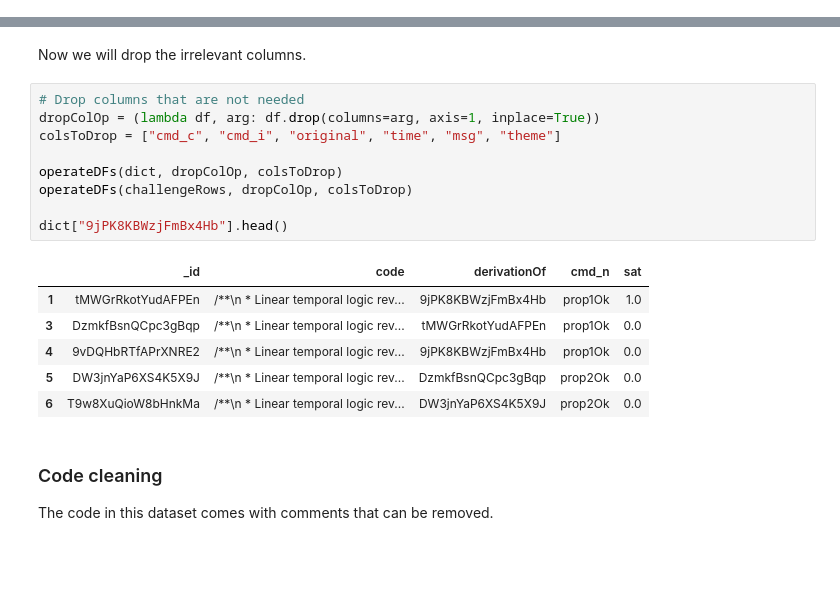
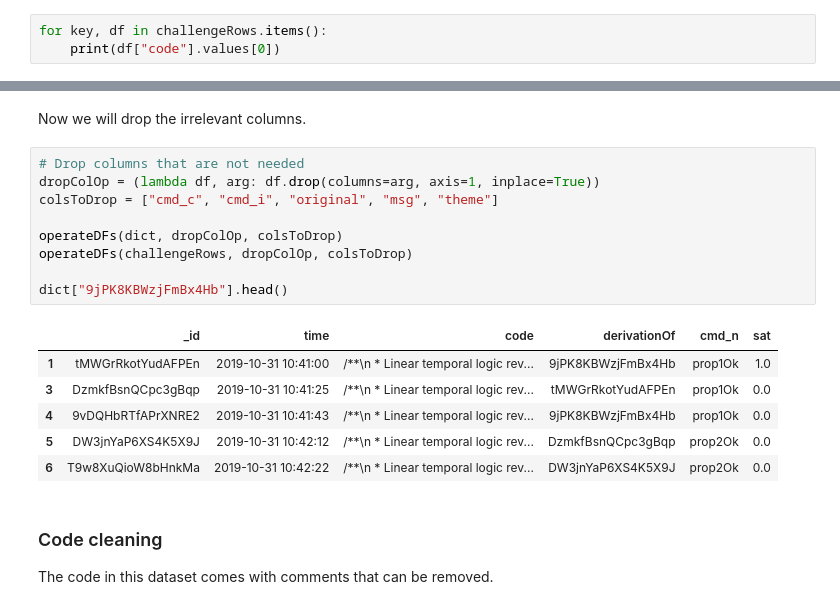
Before and after one commit to anaines14/HiGenA, a Jupyter notebook: data_preparation/notebook.ipynb, the cells around one changed output, grey strips where cells are left out. Drawn from its saved outputs; the diff is of its cells as text; blank space fills up the shorter version.

```diff
--- a/data_preparation/notebook.ipynb
+++ b/data_preparation/notebook.ipynb
@@ -108,3 +108,6 @@ challengeRows["9jPK8KBWzjFmBx4Hb"].head()
 # %% [output]
 |  | _id | time | code | derivationOf | theme | original | cmd_i | cmd_c | cmd_n | sat | ... |
 | 0 | 9jPK8KBWzjFmBx4Hb | 2019-10-31 10:28:19 | /**\n * Linear temporal logic rev... | cAMmPjLAFceP7dnod | {'sigSettings': {'nodeColors': [{... | 9jPK8KBWzjFmBx4Hb | NaN | NaN | NaN | NaN | ... |
+# %%
+for key, df in challengeRows.items():
+    print(df["code"].values[0])
@@ -357,19 +378,19 @@ Now we will drop the irrelevant columns.
 # %%
 # Drop columns that are not needed
 dropColOp = (lambda df, arg: df.drop(columns=arg, axis=1, inplace=True))
-colsToDrop = ["cmd_c", "cmd_i", "original", "time", "msg", "theme"]
+colsToDrop = ["cmd_c", "cmd_i", "original", "msg", "theme"]
 
 operateDFs(dict, dropColOp, colsToDrop)
 operateDFs(challengeRows, dropColOp, colsToDrop)
 
 dict["9jPK8KBWzjFmBx4Hb"].head()
 # %% [output]
-|  | _id | code | derivationOf | cmd_n | sat |
-| 1 | tMWGrRkotYudAFPEn | /**\n * Linear temporal logic rev... | 9jPK8KBWzjFmBx4Hb | prop1Ok | 1.0 |
-| 3 | DzmkfBsnQCpc3gBqp | /**\n * Linear temporal logic rev... | tMWGrRkotYudAFPEn | prop1Ok | 0.0 |
-| 4 | 9vDQHbRTfAPrXNRE2 | /**\n * Linear temporal logic rev... | 9jPK8KBWzjFmBx4Hb | prop1Ok | 0.0 |
-| 5 | DW3jnYaP6XS4K5X9J | /**\n * Linear temporal logic rev... | DzmkfBsnQCpc3gBqp | prop2Ok | 0.0 |
-| 6 | T9w8XuQioW8bHnkMa | /**\n * Linear temporal logic rev... | DW3jnYaP6XS4K5X9J | prop2Ok | 0.0 |
+|  | _id | time | code | derivationOf | cmd_n | sat |
+| 1 | tMWGrRkotYudAFPEn | 2019-10-31 10:41:00 | /**\n * Linear temporal logic rev... | 9jPK8KBWzjFmBx4Hb | prop1Ok | 1.0 |
+| 3 | DzmkfBsnQCpc3gBqp | 2019-10-31 10:41:25 | /**\n * Linear temporal logic rev... | tMWGrRkotYudAFPEn | prop1Ok | 0.0 |
+| 4 | 9vDQHbRTfAPrXNRE2 | 2019-10-31 10:41:43 | /**\n * Linear temporal logic rev... | 9jPK8KBWzjFmBx4Hb | prop1Ok | 0.0 |
+| 5 | DW3jnYaP6XS4K5X9J | 2019-10-31 10:42:12 | /**\n * Linear temporal logic rev... | DzmkfBsnQCpc3gBqp | prop2Ok | 0.0 |
+| 6 | T9w8XuQioW8bHnkMa | 2019-10-31 10:42:22 | /**\n * Linear temporal logic rev... | DW3jnYaP6XS4K5X9J | prop2Ok | 0.0 |
 # %% [markdown]
 ### Code cleaning
 
```
Also changed, not shown: parts of 13 cells of this notebook.
